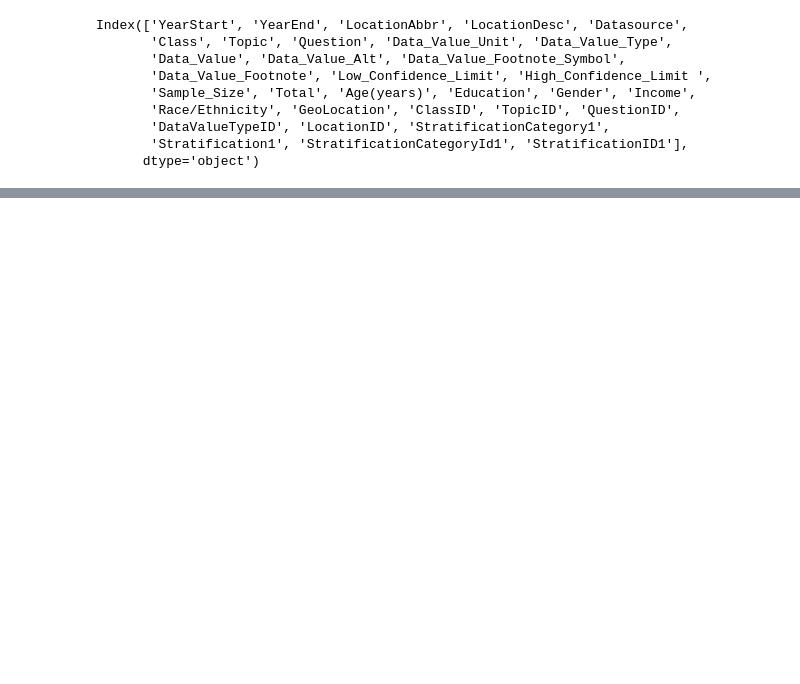
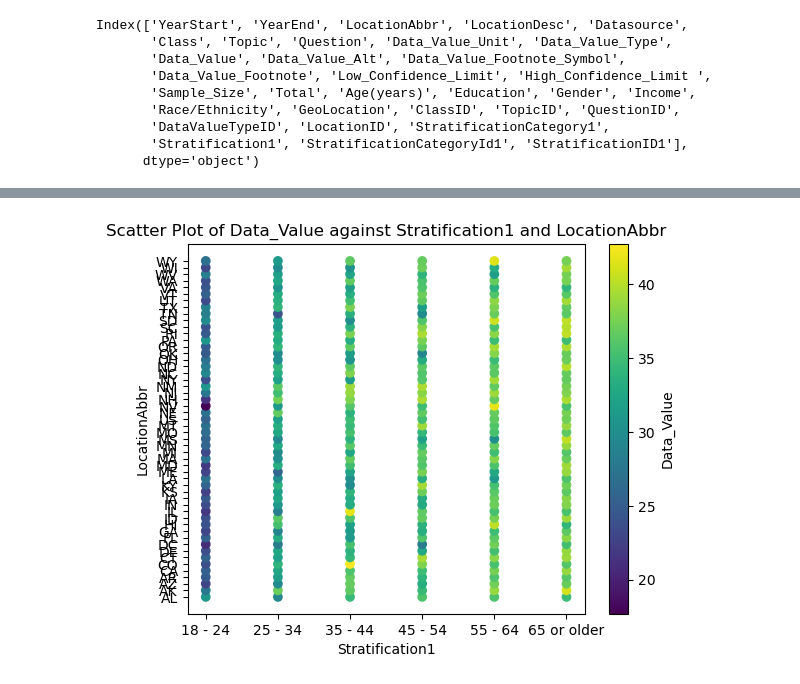
Before and after one commit to hatkiet/Project_3-Obesity-Analysis-and-Its-impacts, a Jupyter notebook: Clean_data_K1.ipynb, the cells around one changed output, grey strips where cells are left out. Drawn from its saved outputs; the diff is of its cells as text; code cells hidden in the pictures; blank space fills up the shorter version.

```diff
--- a/Clean_data_K1.ipynb
+++ b/Clean_data_K1.ipynb
@@ -117,0 +180,18 @@ q037_df_sorted
+# %%
+import matplotlib.pyplot as plt
+
+# Create a scatter plot
+plt.scatter(q037_2022_states_age["Stratification1"], q037_2022_states_age["LocationAbbr"], c=q037_2022_states_age["Data_Value"], cmap='viridis')
+
+# Set labels and title
+plt.xlabel('Stratification1')
+plt.ylabel('LocationAbbr')
+plt.title('Scatter Plot of Data_Value against Stratification1 and LocationAbbr')
+
+# Add colorbar
+plt.colorbar(label='Data_Value')
+
+# Show the plot
+plt.show()
+# %% [output]
+[figure, added]
```
Also changed, not shown: parts of 20 cells of this notebook, 18 other files.
